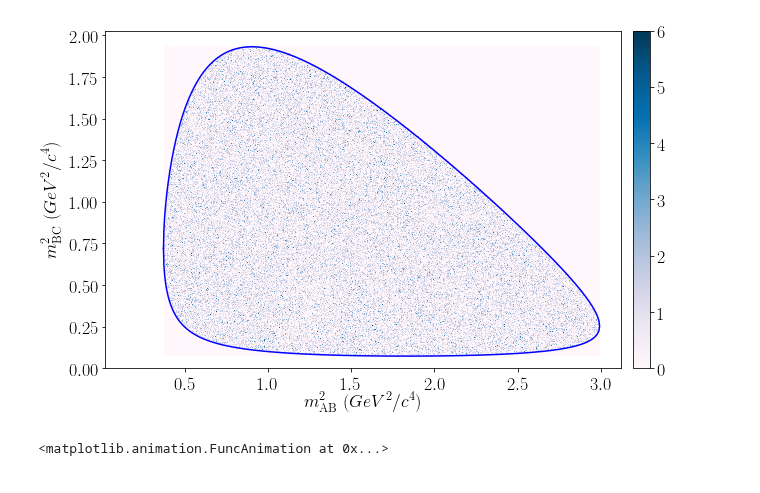
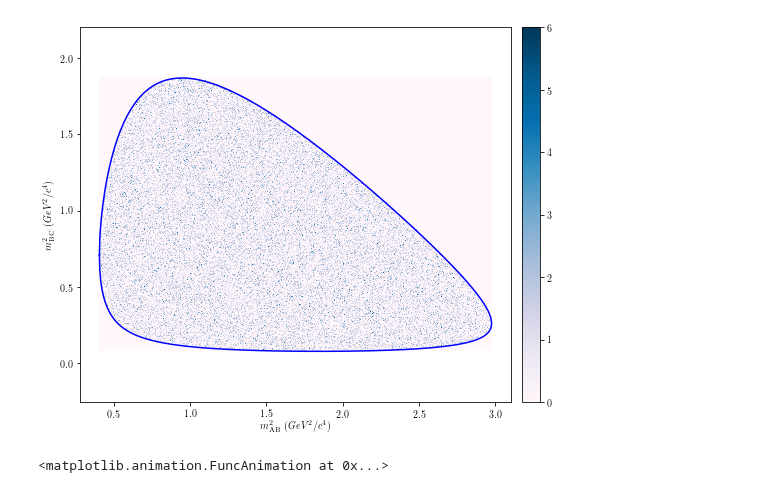
Before and after one commit to VitalyVorobyev/MultibodyAnalysisTools, a Jupyter notebook: tutorials/DalitzPhaseSpace.ipynb, the cells around one changed output. Saved outputs shown, nothing was run; the diff lists cells and outputs as text; code cells hidden in the pictures.

Commit message:
Improved DalitzPhaseSpace tutorial and README updated

```diff
--- a/tutorials/DalitzPhaseSpace.ipynb
+++ b/tutorials/DalitzPhaseSpace.ipynb
@@ -46,0 +33,4 @@ Phase space M -> ABC, where
+# %%
+from particle import Particle
+pi0, pip, pin, ks, d0 = [Particle.from_pdgid(pdgid) for pdgid in [111, 211, -211, 310, 421]]
+'{} -> {} {} {}'.format(d0, ks, pip, pin)
@@ -46,0 +39,2 @@ Phase space M -> ABC, where
+# %%
+phsp = DalitzPhaseSpace(ks, pip, pin, d0, silent=False)
@@ -57,6 +101,6 @@ show_phase_space(phsp, 'AB', 'BC')
 # %%
 from PhspGen import PhspGen
 # %%
-phspGen = PhspGen(0.475, 0.135, 0.135, 1.865)
-usmpl = phspGen('AB', 'BC', 10**5)
+phspGen = PhspGen(phsp)
+usmpl = phspGen(10**5)
 mABsq, mBCsq = usmpl['AB'], usmpl['BC']
@@ -67,17 +144,10 @@ plt.hist(mABsq, bins=100, edgecolor="none", color=["navy"]);
 # %%
 import matplotlib.colors as colors
-# %%
-def plot_ddist(mab, mbc, bins=200, num=None):
-    """ Scatter plot of Dalitz distribution """
-    fig = plt.figure(num=num, figsize=(10,6))
-    ax = fig.add_subplot(111)
-    hist = ax.hist2d(mab, mbc, bins=bins, cmap=plt.cm.PuBu)
-    fig.colorbar(hist[3], ax=ax, pad=0.02)
 # %%
-plot_ddist(mABsq, mBCsq, 500, 5)
-show_phase_space(phsp, 'AB', 'BC', 5)
+plot_ddist(usmpl, 'AB', 'BC', 500, 5)
+show_phase_space(phsp, 'AB', 'BC', 5);
 # %% [output]
-[figure, old version]
+[figure, new version]
 # %%
 FIG = plt.figure(num=9, figsize=(5, 5))
 XLIMS = (0, 1.05*phsp.mass_sq_range['AB'][1])
```
Also changed, not shown: parts of 29 cells of this notebook, 5 other files.
